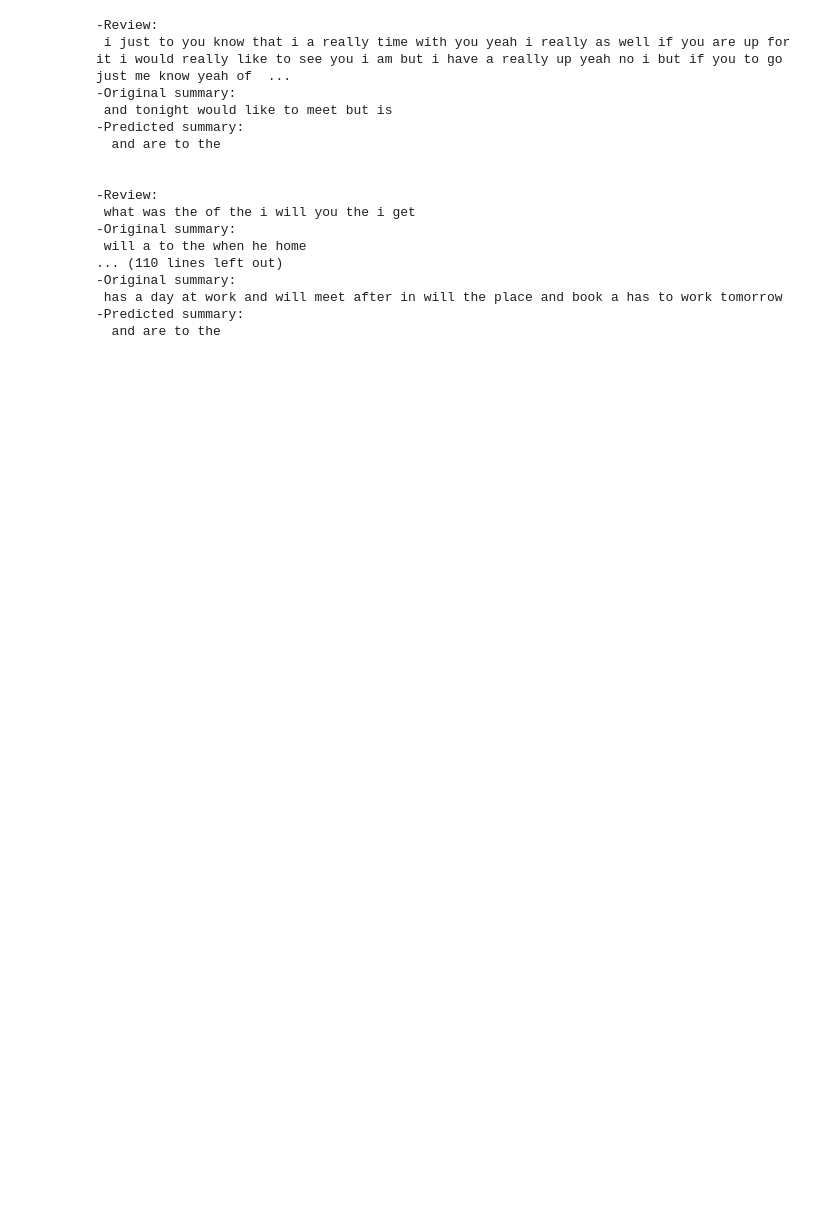
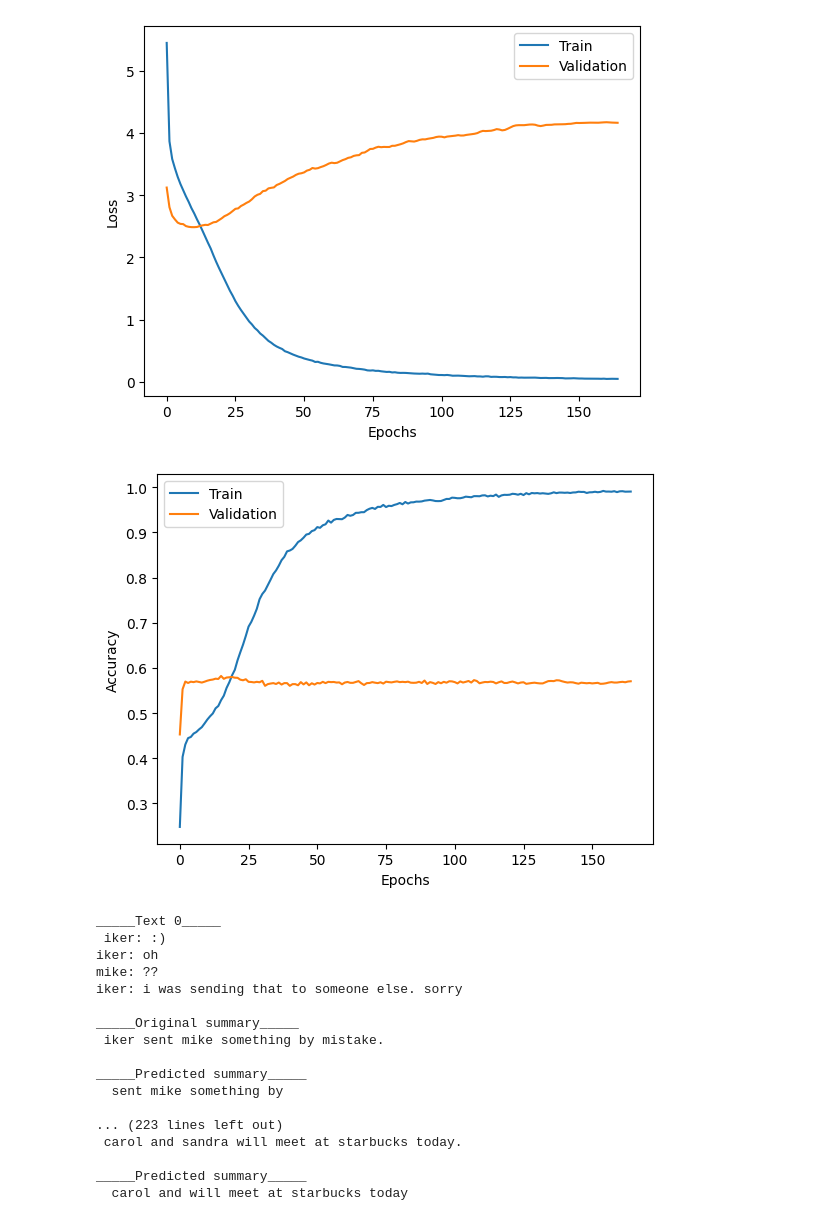
Before and after one commit to hmralavi/ML-Tensorflow, a Jupyter notebook: NLP/001_text_summarization.ipynb, the cells around one changed output. Saved outputs shown, nothing was run; the diff lists cells and outputs as text; code cells hidden in the pictures; blank space fills up the shorter version.

```diff
--- a/NLP/001_text_summarization.ipynb
+++ b/NLP/001_text_summarization.ipynb
@@ -207,4 +315,8 @@ ________________________________________________________________________________
-# %%
-train_model.load_weights("w.h5")
 # %%
-model.fit(x_train, y_train, batch_size=4, epochs=50)
+from keras.callbacks import ModelCheckpoint, ReduceLROnPlateau, EarlyStopping
+checkpoint = ModelCheckpoint("001textsum.weights.h5", monitor='val_accuracy', verbose=1, save_weights_only=True, save_best_only=True, mode='max')
+early_stopping = EarlyStopping(monitor='accuracy', mode='max', verbose=1, patience=10)
+reduce_lr = ReduceLROnPlateau(monitor='accuracy', mode='max', verbose=1, factor=0.8, patience=5, min_lr=0.00001)
+history = train_model.fit(x_train_for_model_training, y_train_for_model_training,
+                          validation_data=(x_val_for_model_training, y_val_for_model_training),
+                          batch_size=256, epochs=200, callbacks=[checkpoint, early_stopping, reduce_lr])
@@ -214 +341,19 @@ model.save_weights("w.h5")
+# %%
+# plot changes of loss and accuracy over epochs
+epochs_range = np.arange(len(history.history['loss']))
+plt.plot(epochs_range, history.history['loss'], label='Train')
+plt.plot(epochs_range, history.history['val_loss'], label='Validation')
+plt.xlabel("Epochs")
+plt.ylabel("Loss")
+plt.legend()
+plt.show()
+plt.plot(epochs_range, history.history['accuracy'], label='Train')
+plt.plot(epochs_range, history.history['val_accuracy'], label='Validation')
+plt.xlabel("Epochs")
+plt.ylabel("Accuracy")
+plt.legend()
+plt.show()
+# %% [output]
+[figure, added]
+[figure, added]
 # %%
@@ -253,24 +400,25 @@ def sequence_decoder(input_sequence):
 # %%
-for i in range(0, 16):
-    print("-Review:\n", tokenizer_input.sequences_to_texts([input_sequences[i]])[0])
-    print("-Original summary:\n", tokenizer_target.sequences_to_texts([target_sequences[i]])[0][6:-6])
-    print("-Predicted summary:\n", sequence_decoder(input_sequences[i].reshape(1,-1)))
-    print("\n")
+# generate some summarizations by our trained model.
+for i in range(16):
+    print(f"_____Text {i}_____\n", x_train[i])
+    print("\n_____Original summary_____\n", y_train[i][6:-6])
+    print("\n_____Predicted summary_____\n", text_summarizer(x_train[i]))
+    print("\n\n")
 # %% [output]
--Review:
- i just to you know that i a really time with you yeah i really as well if you are up for it i would really like to see you i am but i have a really up yeah no i but if you to go just me know yeah of  ...
--Original summary:
- and tonight would like to meet but is
--Predicted summary:
-  and are to the
+_____Text 0_____
+ iker: :)
+iker: oh
+mike: ??
+iker: i was sending that to someone else. sorry
 
+_____Original summary_____
+ iker sent mike something by mistake.
 
--Review:
- what was the of the i will you the i get
--Original summary:
- will a to the when he home
-... (110 lines left out)
--Original summary:
- has a day at work and will meet after in will the place and book a has to work tomorrow
--Predicted summary:
-  and are to the
+_____Predicted summary_____
+  sent mike something by
+
+... (223 lines left out)
+ carol and sandra will meet at starbucks today.
+
+_____Predicted summary_____
+  carol and will meet at starbucks today
```
Also changed, not shown: parts of 16 cells of this notebook.
